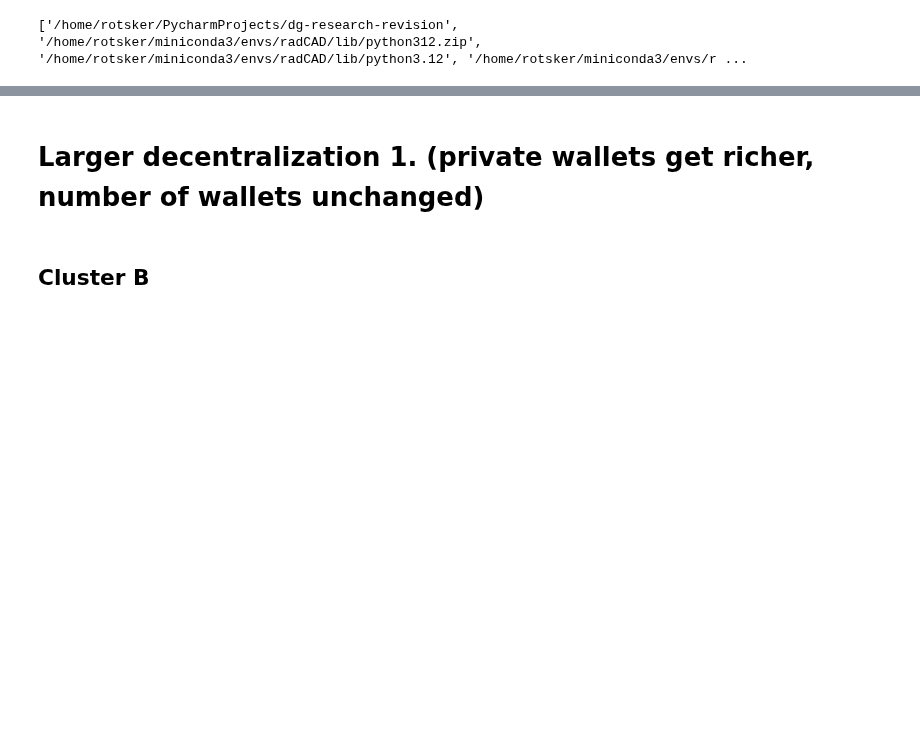
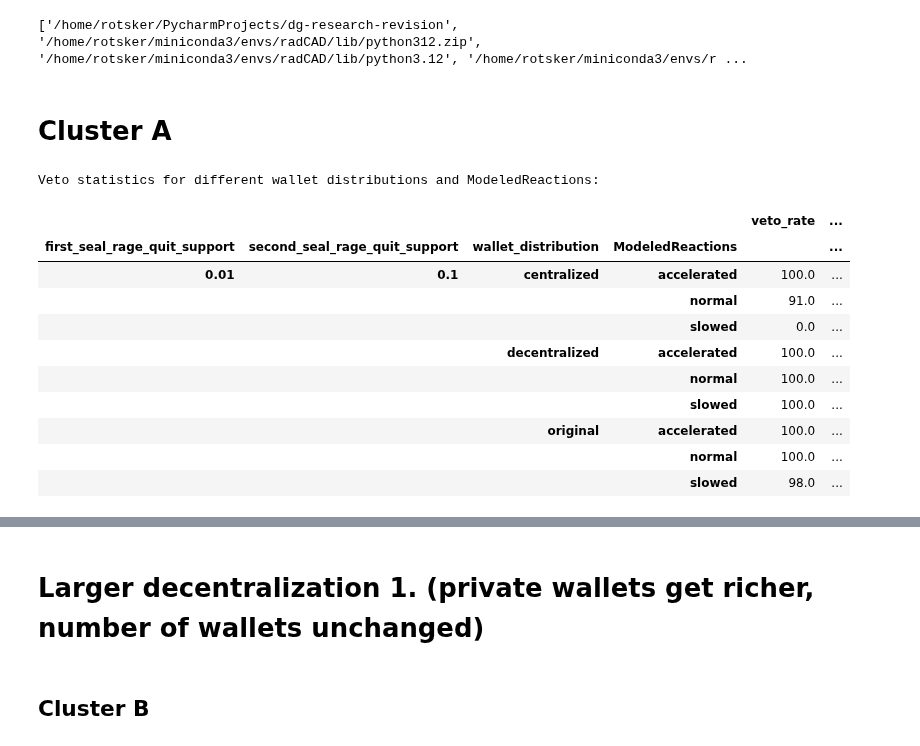
Before and after one commit to collectif-dao/dg-research, a Jupyter notebook: experiments/notebooks/clean_notebook_future_proof.ipynb, the cells around one changed output, grey strips where cells are left out. Cells and saved outputs as stored; diff of their text form; code cells hidden in the pictures; blank space fills up the shorter version.

```diff
--- a/experiments/notebooks/clean_notebook_future_proof.ipynb
+++ b/experiments/notebooks/clean_notebook_future_proof.ipynb
@@ -14,3 +14,5 @@ from experiments.analysis_utils.data_processing import read_directory
 from experiments.analysis_utils.visualization import plot_reaction_speed_distribution, plot_token_distribution
 # %% [output]
 ['/home/rotsker/PycharmProjects/dg-research-revision', '/home/rotsker/miniconda3/envs/radCAD/lib/python312.zip', '/home/rotsker/miniconda3/envs/radCAD/lib/python3.12', '/home/rotsker/miniconda3/envs/r ...
+# %% [markdown]
+# Cluster A
@@ -16,0 +25,18 @@ from experiments.analysis_utils.visualization import plot_reaction_speed_distrib
+# %%
+from experiments.analysis_utils.metrics import analyze_veto_timing_by_seals
+veto_stats = analyze_veto_timing_by_seals(timestep_data_df_full, start_data_df_full, additional_columns=('wallet_distribution', 'ModeledReactions'))
+print("Veto statistics for different wallet distributions and ModeledReactions:")
+display(veto_stats)
+# %% [output]
+Veto statistics for different wallet distributions and ModeledReactions:
+|  |  |  |  | veto_rate | ... |
+| first_seal_rage_quit_support | second_seal_rage_quit_support | wallet_distribution | ModeledReactions |  | ... |
+| 0.01 | 0.1 | centralized | accelerated | 100.0 | ... |
+|  |  |  | normal | 91.0 | ... |
+|  |  |  | slowed | 0.0 | ... |
+|  |  | decentralized | accelerated | 100.0 | ... |
+|  |  |  | normal | 100.0 | ... |
+|  |  |  | slowed | 100.0 | ... |
+|  |  | original | accelerated | 100.0 | ... |
+|  |  |  | normal | 100.0 | ... |
+|  |  |  | slowed | 98.0 | ... |
```
Also changed, not shown: parts of 4 cells of this notebook.
